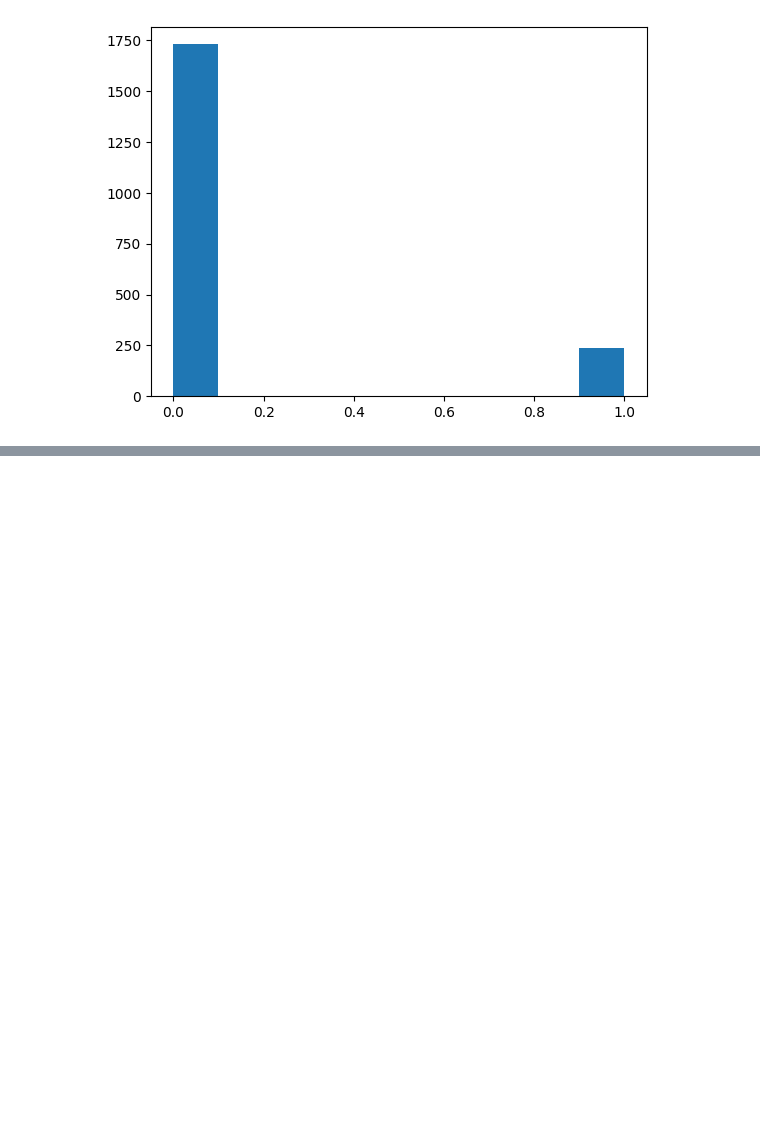
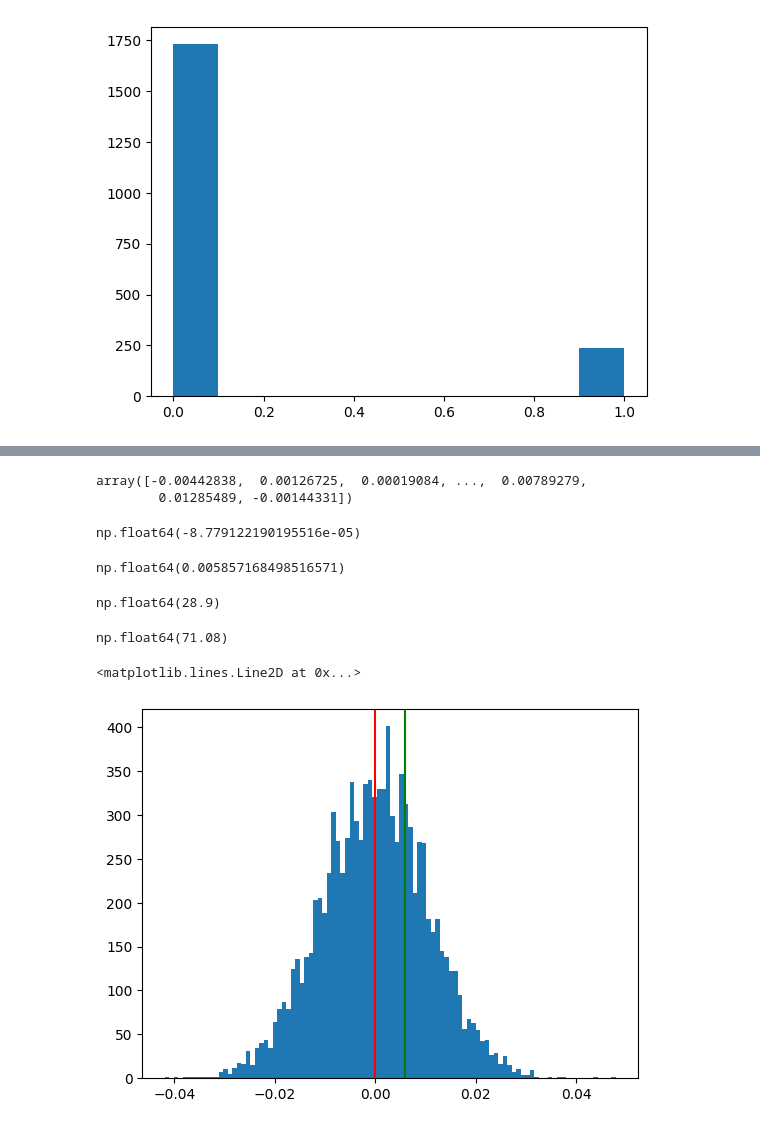
Before and after one commit to najibifar/Data_Analysis, a Jupyter notebook: StatsBasic/inferential/ABTest2.ipynb, the cells around one changed output, grey strips where cells are left out. Drawn from its saved outputs; the diff is of its cells as text; code cells hidden in the pictures; blank space fills up the shorter version.

```diff
--- a/StatsBasic/inferential/ABTest2.ipynb
+++ b/StatsBasic/inferential/ABTest2.ipynb
@@ -163,7 +163,7 @@ plt.hist(new_page_converted)
 # %%
 old_page_converted = np.random.choice([1, 0], size = len(df2_control), p=[df2.converted.mean(), (1 - df2.converted.mean())])
 # %%
-new_page_converted = np.random.binomial(len(df2_treamrment),df2.converted.mean(), 1000) / len(df2_treamrment)
+new_page_converted = np.random.binomial(len(df2_treamrment),df2.converted.mean(), 10000) / len(df2_treamrment)
 # %%
 old_page_converted = np.random.binomial(len(df2_control), df2.converted.mean(), 10000) / len(df2_control)
 # %%
@@ -173,0 +174,33 @@ array([0.13381743, 0.12759336, 0.13070539, ..., 0.12344398, 0.13018672,
+# %%
+p_diffs = new_page_converted - old_page_converted
+p_diffs
+# %% [output]
+array([-0.00442838,  0.00126725,  0.00019084, ...,  0.00789279,
+        0.01285489, -0.00144331])
+# %%
+p_diffs.mean()
+# %% [output]
+np.float64(-8.779122190195516e-05)
+# %%
+ab_data_diff = df2_treamrment['converted'].mean() - df2_control['converted'].mean()
+# %%
+ab_data_diff
+# %% [output]
+np.float64(0.005857168498516571)
+# %%
+(p_diffs > ab_data_diff).mean() * 100
+# %% [output]
+np.float64(28.9)
+# %%
+(p_diffs < ab_data_diff).mean() * 100
+# %% [output]
+np.float64(71.08)
+# %%
+plt.hist(p_diffs, bins=100)
+low = ab_data_diff
+higth = p_diffs.mean()
+plt.axvline(x=low, color='g')
+plt.axvline(x=higth, color='r')
+# %% [output]
+<matplotlib.lines.Line2D at 0x...>
+[figure, added]
```
Also changed, not shown: parts of 1 cell of this notebook.
